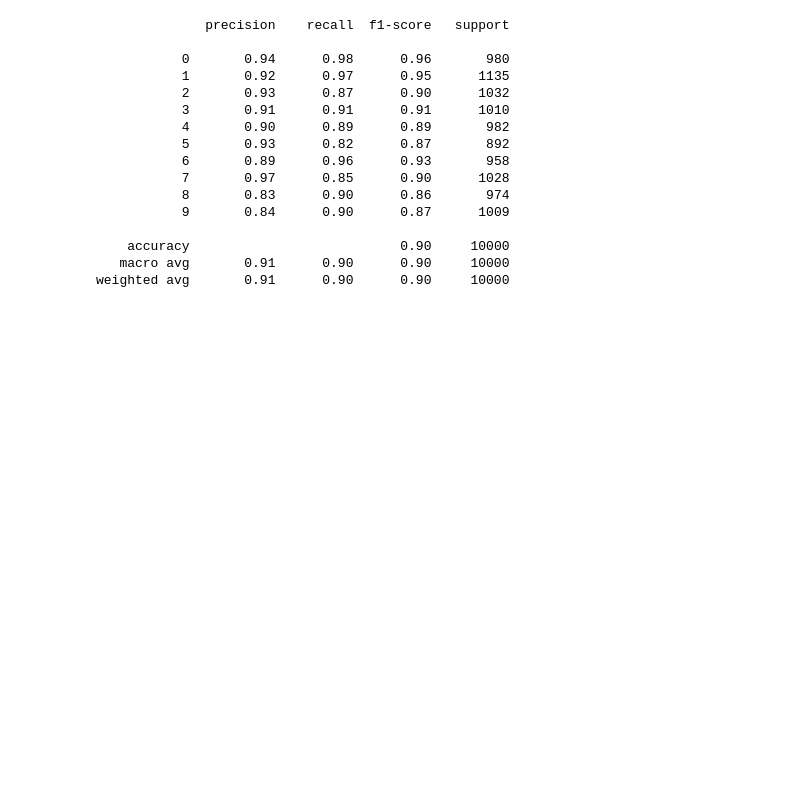
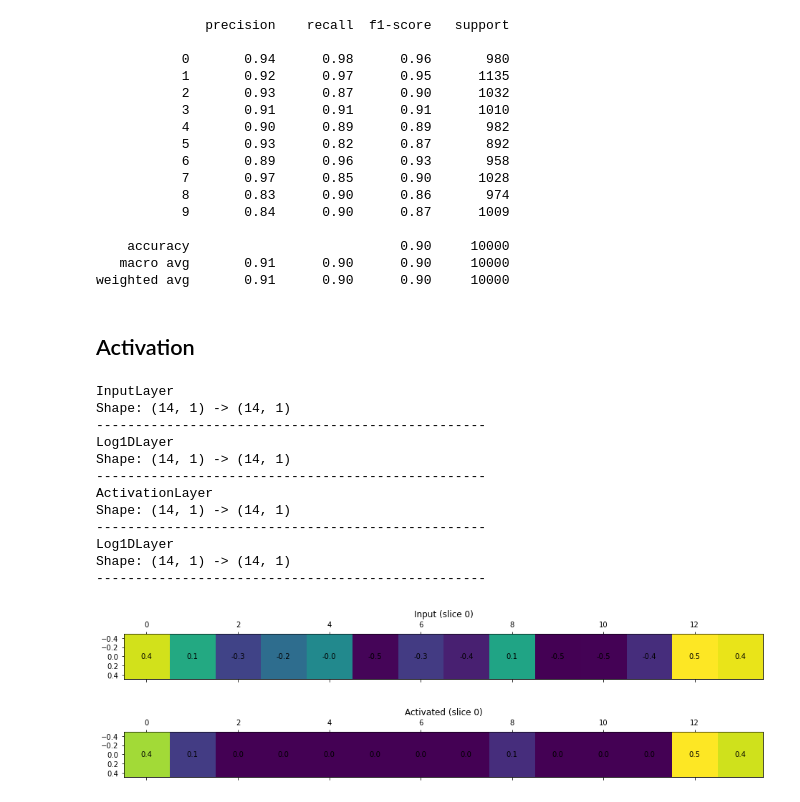
Before and after one commit to klima7/CNN-From-Scratch, a Jupyter notebook: test.ipynb, the cells around one changed output. Drawn from its saved outputs; the diff is of its cells as text; code cells hidden in the pictures; blank space fills up the shorter version.

Commit message:
Update test notebook

```diff
--- a/test.ipynb
+++ b/test.ipynb
@@ -20,0 +18,7 @@ x_test = (x_test / 255) - 0.5
+# %%
+(x_train, y_train), (x_test, y_test) = load_data_MNIST()
+x_train = (x_train / 255) - 0.5
+x_test = (x_test / 255) - 0.5
+
+data1D = np.random.random((1, 14, 1))
+data2D = np.random.random((1, 7, 7, 1))
@@ -72,3 +78,31 @@ print(report)
     accuracy                           0.90     10000
    macro avg       0.91      0.90      0.90     10000
 weighted avg       0.91      0.90      0.90     10000
+# %% [markdown]
+## Activation
+# %%
+layers = [
+    InputLayer((14, 1)),
+    Log1DLayer('Input'),
+    ActivationLayer(ReLuActivation()),
+    Log1DLayer('Activated'),
+]
+
+model = NeuralNetwork(layers)
+model.summary()
+predictions = model.predict(data1D-0.5)
+# %% [output]
+InputLayer
+Shape: (14, 1) -> (14, 1)
+--------------------------------------------------
+Log1DLayer
+Shape: (14, 1) -> (14, 1)
+--------------------------------------------------
+ActivationLayer
+Shape: (14, 1) -> (14, 1)
+--------------------------------------------------
+Log1DLayer
+Shape: (14, 1) -> (14, 1)
+--------------------------------------------------
+[figure, added]
+[figure, added]
```
Also changed, not shown: parts of 18 cells of this notebook.
